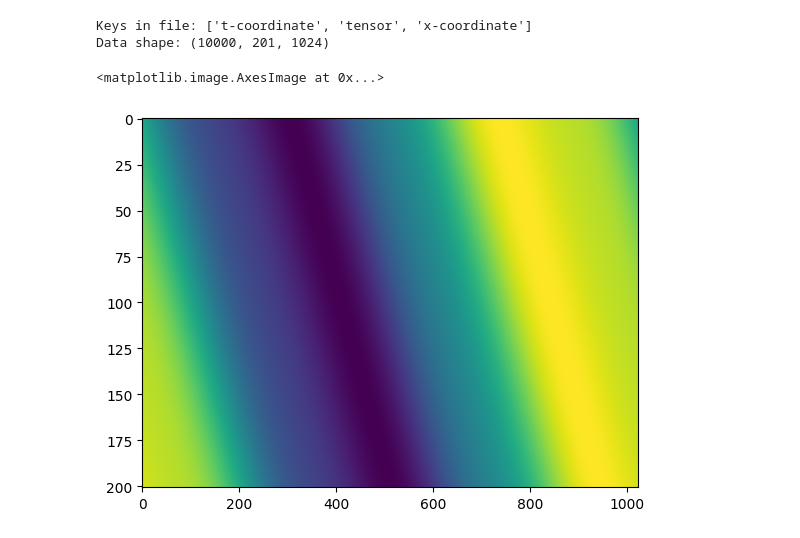
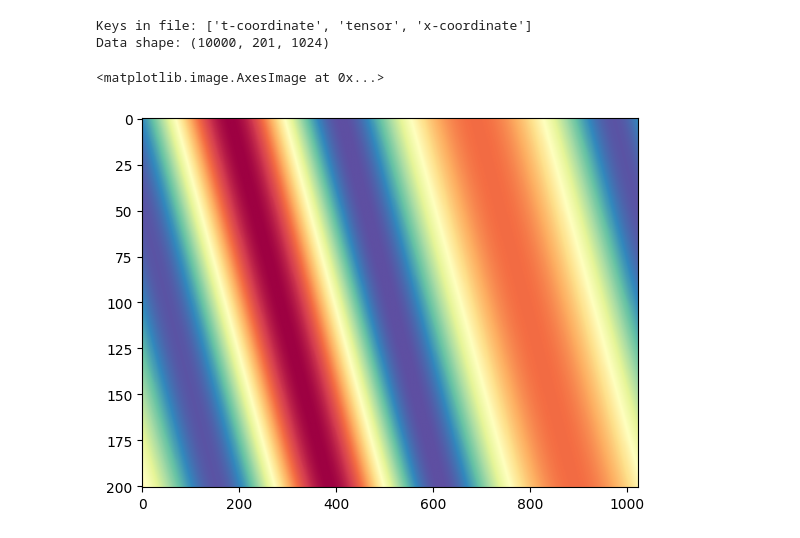
Before and after one commit to William-XiaodongAn/cardiac-agent, a Jupyter notebook: cardiac-PDE/v3/data/pdebench/pdebench_data_load.ipynb, the cells around one changed output. Drawn from its saved outputs; the diff is of its cells as text; code cells hidden in the pictures.

```diff
--- a/cardiac-PDE/v3/data/pdebench/pdebench_data_load.ipynb
+++ b/cardiac-PDE/v3/data/pdebench/pdebench_data_load.ipynb
@@ -26,8 +26,8 @@ random_samples = data[random_indices]
 Keys in file: ['t-coordinate', 'tensor', 'x-coordinate']
 Data shape: (10000, 201, 1024)
 # %%
-plt.imshow(random_samples[0], aspect='auto')
+plt.imshow(random_samples[0], aspect='auto',cmap = 'Spectral')
 # %% [output]
 <matplotlib.image.AxesImage at 0x...>
-[figure, old version]
+[figure, new version]
 # %%
```
Also changed, not shown: parts of 3 cells of this notebook, 13 other files.
